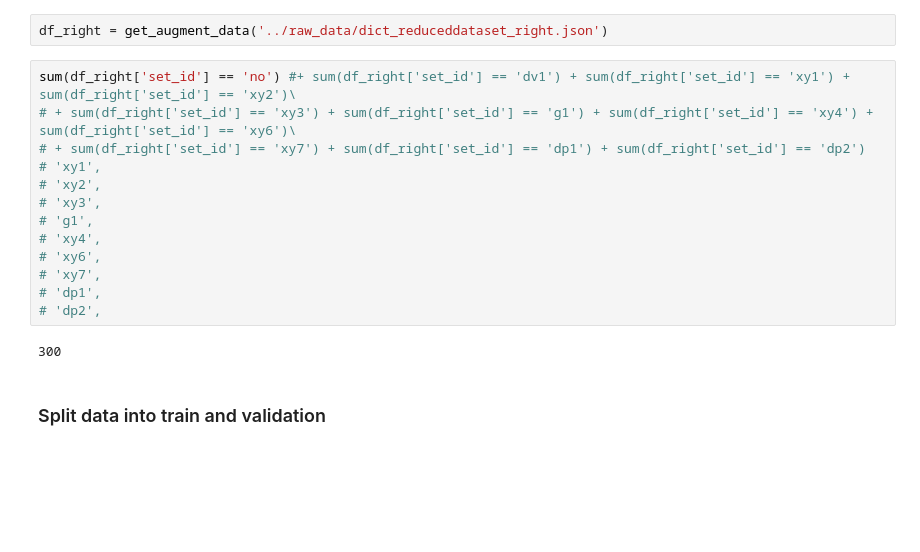
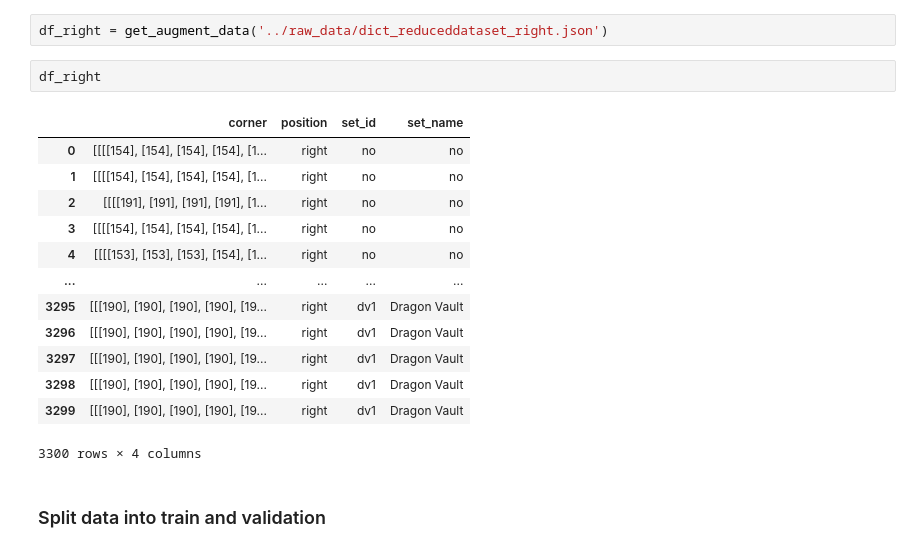
Before and after one commit to AoesJP/project_pokereader, a Jupyter notebook: notebooks/estelle_notebook-model.ipynb, the cells around one changed output. Saved outputs shown, nothing was run; the diff lists cells and outputs as text; blank space fills up the shorter version.

```diff
--- a/notebooks/estelle_notebook-model.ipynb
+++ b/notebooks/estelle_notebook-model.ipynb
@@ -102,21 +107,22 @@ reduce_dataset('../raw_data/dict_dataset_full.json')
 # df_left = pd.read_json('../raw_data/dict_reduceddataset_left.json')
 # %%
 df_right = get_augment_data('../raw_data/dict_reduceddataset_right.json')
-# %%
-sum(df_right['set_id'] == 'no') #+ sum(df_right['set_id'] == 'dv1') + sum(df_right['set_id'] == 'xy1') + sum(df_right['set_id'] == 'xy2')\
-# + sum(df_right['set_id'] == 'xy3') + sum(df_right['set_id'] == 'g1') + sum(df_right['set_id'] == 'xy4') + sum(df_right['set_id'] == 'xy6')\
-# + sum(df_right['set_id'] == 'xy7') + sum(df_right['set_id'] == 'dp1') + sum(df_right['set_id'] == 'dp2')
-# 'xy1',
-# 'xy2',
-# 'xy3',
-# 'g1',
-# 'xy4',
-# 'xy6',
-# 'xy7',
-# 'dp1',
-# 'dp2',
-# %% [output]
-300
+# %%
+df_right
+# %% [output]
+|  | corner | position | set_id | set_name |
+| 0 | [[[[154], [154], [154], [154], [1... | right | no | no |
+| 1 | [[[[154], [154], [154], [154], [1... | right | no | no |
+| 2 | [[[[191], [191], [191], [191], [1... | right | no | no |
+| 3 | [[[[154], [154], [154], [154], [1... | right | no | no |
+| 4 | [[[[153], [153], [153], [154], [1... | right | no | no |
+| ... | ... | ... | ... | ... |
+| 3295 | [[[190], [190], [190], [190], [19... | right | dv1 | Dragon Vault |
+| 3296 | [[[190], [190], [190], [190], [19... | right | dv1 | Dragon Vault |
+| 3297 | [[[190], [190], [190], [190], [19... | right | dv1 | Dragon Vault |
+| 3298 | [[[190], [190], [190], [190], [19... | right | dv1 | Dragon Vault |
+| 3299 | [[[190], [190], [190], [190], [19... | right | dv1 | Dragon Vault |
+3300 rows × 4 columns
 # %% [markdown]
 ### Split data into train and validation
 # %%
```
Also changed, not shown: parts of 19 cells of this notebook, 1 other file.
